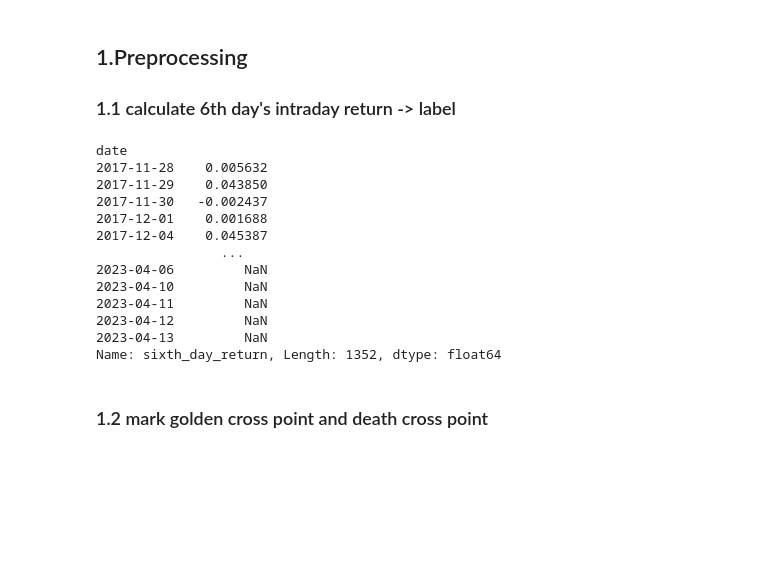
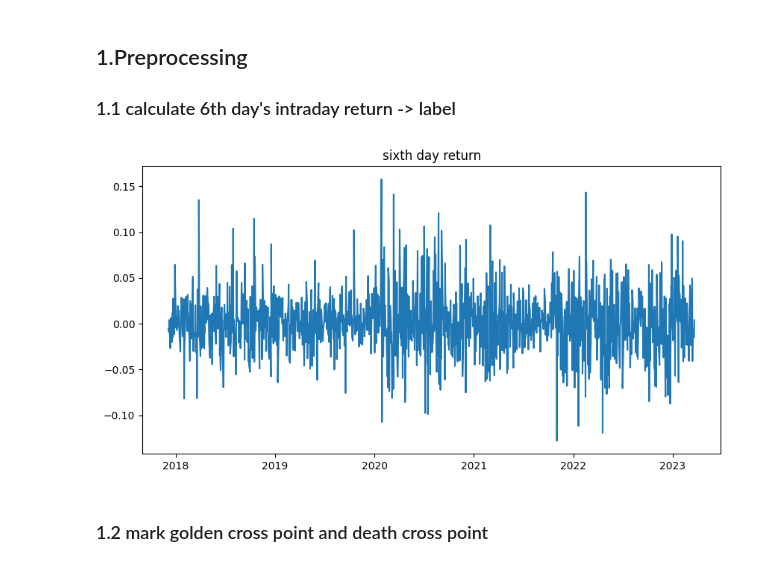
Before and after one commit to Gavin-OP/stat4012-group-project, a Jupyter notebook: code/STAT4012_group_project_code.ipynb, the cells around one changed output. Cells and saved outputs as stored; diff of their text form; code cells hidden in the pictures; blank space fills up the shorter version.

```diff
--- a/code/STAT4012_group_project_code.ipynb
+++ b/code/STAT4012_group_project_code.ipynb
@@ -12,27 +19,22 @@ import numpy as np
 # %%
-data = pd.read_excel('../data/raw_data_adjusted.xlsx',index_col=0).dropna(how='any')
-data.sort_values(by='date',ascending=True,inplace=True)
+data = pd.read_excel('../data/raw_data_adjusted.xlsx',
+                     index_col=0).dropna(how='any')
+data.sort_values(by='date', ascending=True, inplace=True)
 # %% [markdown]
 ## 1.Preprocessing
 
 ### 1.1 calculate 6th day's intraday return -> label
 # %%
-data['sixth_day_return'] = ((data['close'].shift(-5)-data['open'].shift(-5))/data['open'].shift(-5)).dropna(how='any')
-data['sixth_day_return']
+data['sixth_day_return'] = (
+    (data['close'].shift(-5)-data['open'].shift(-5))/data['open'].shift(-5)).dropna(how='any')
+
+# plot sixth day return
+plt.figure(figsize=(10, 5))
+plt.plot(data['sixth_day_return'])
+plt.title('sixth day return')
+plt.show()
 # %% [output]
-date
-2017-11-28    0.005632
-2017-11-29    0.043850
-2017-11-30   -0.002437
-2017-12-01    0.001688
-2017-12-04    0.045387
-                ...
-2023-04-06         NaN
-2023-04-10         NaN
-2023-04-11         NaN
-2023-04-12         NaN
-2023-04-13         NaN
-Name: sixth_day_return, Length: 1352, dtype: float64
+[figure, added]
 # %% [markdown]
 ### 1.2 mark golden cross point and death cross point
 # %%
```
Also changed, not shown: parts of 12 cells of this notebook.
